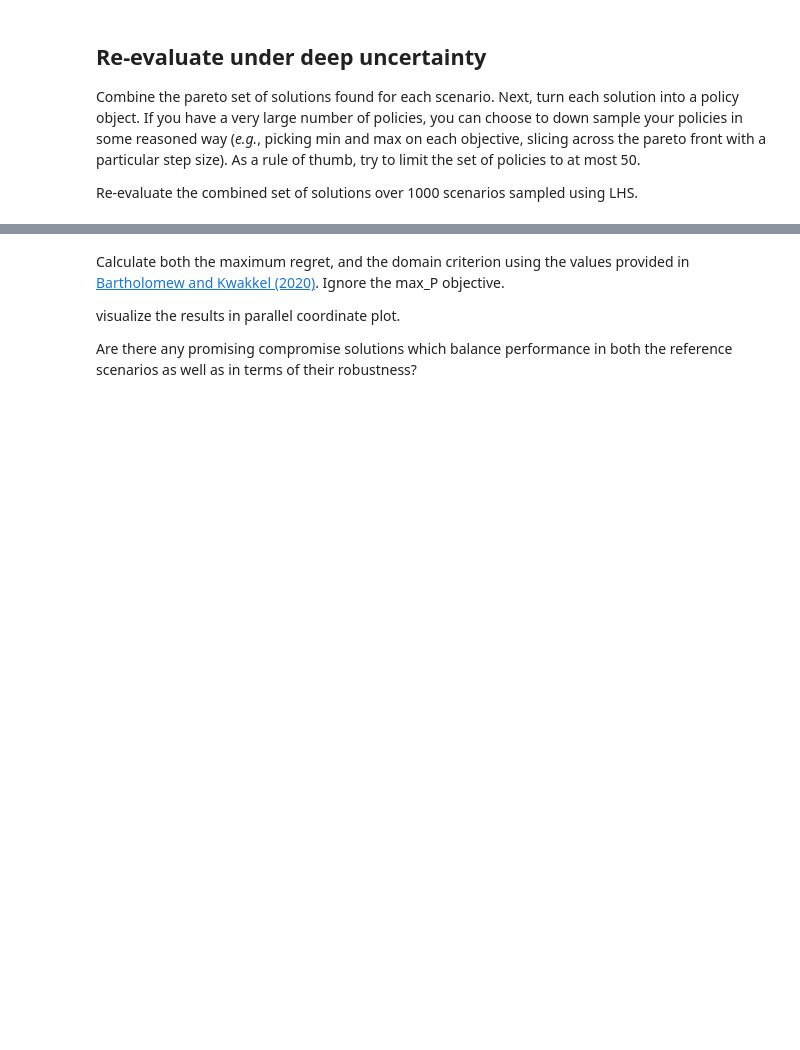
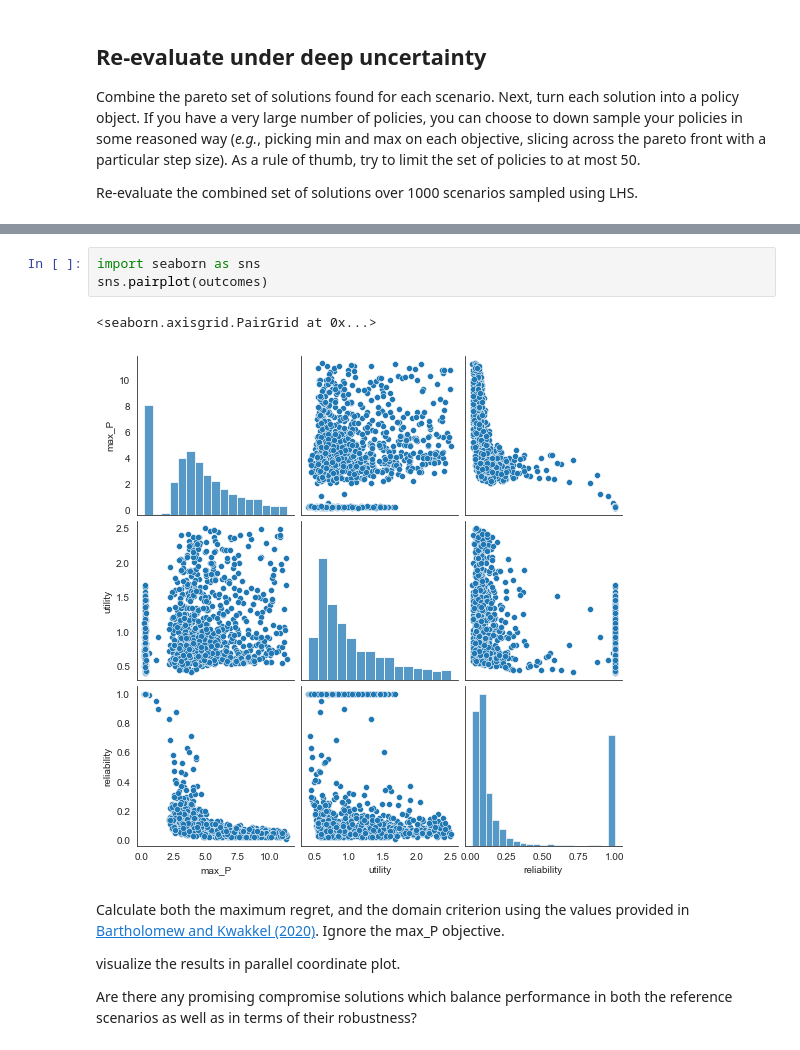
Before and after one commit to SoniAnmol/epa_1361_group_20_final_project, a Jupyter notebook: Week 5-6 - robustness and direct search/assignment 9 - multi-scenario MORDM_anmol.ipynb, the cells around one changed output, grey strips where cells are left out. Saved outputs shown, nothing was run; the diff lists cells and outputs as text; blank space fills up the shorter version.

```diff
--- a/Week 5-6 - robustness and direct search/assignment 9 - multi-scenario MORDM_anmol.ipynb
+++ b/Week 5-6 - robustness and direct search/assignment 9 - multi-scenario MORDM_anmol.ipynb
@@ -296,3 +326,9 @@ with MultiprocessingEvaluator(lake_model) as evaluator:
+# %%
+import seaborn as sns
+sns.pairplot(outcomes)
+# %% [output]
+<seaborn.axisgrid.PairGrid at 0x...>
+[figure, added]
 # %% [markdown]
 Calculate both the maximum regret, and the domain criterion using the values provided in [Bartholomew and Kwakkel (2020)](https://doi.org/10.1016/j.envsoft.2020.104699). Ignore the max_P objective.
 
```
Also changed, not shown: parts of 14 cells of this notebook.
